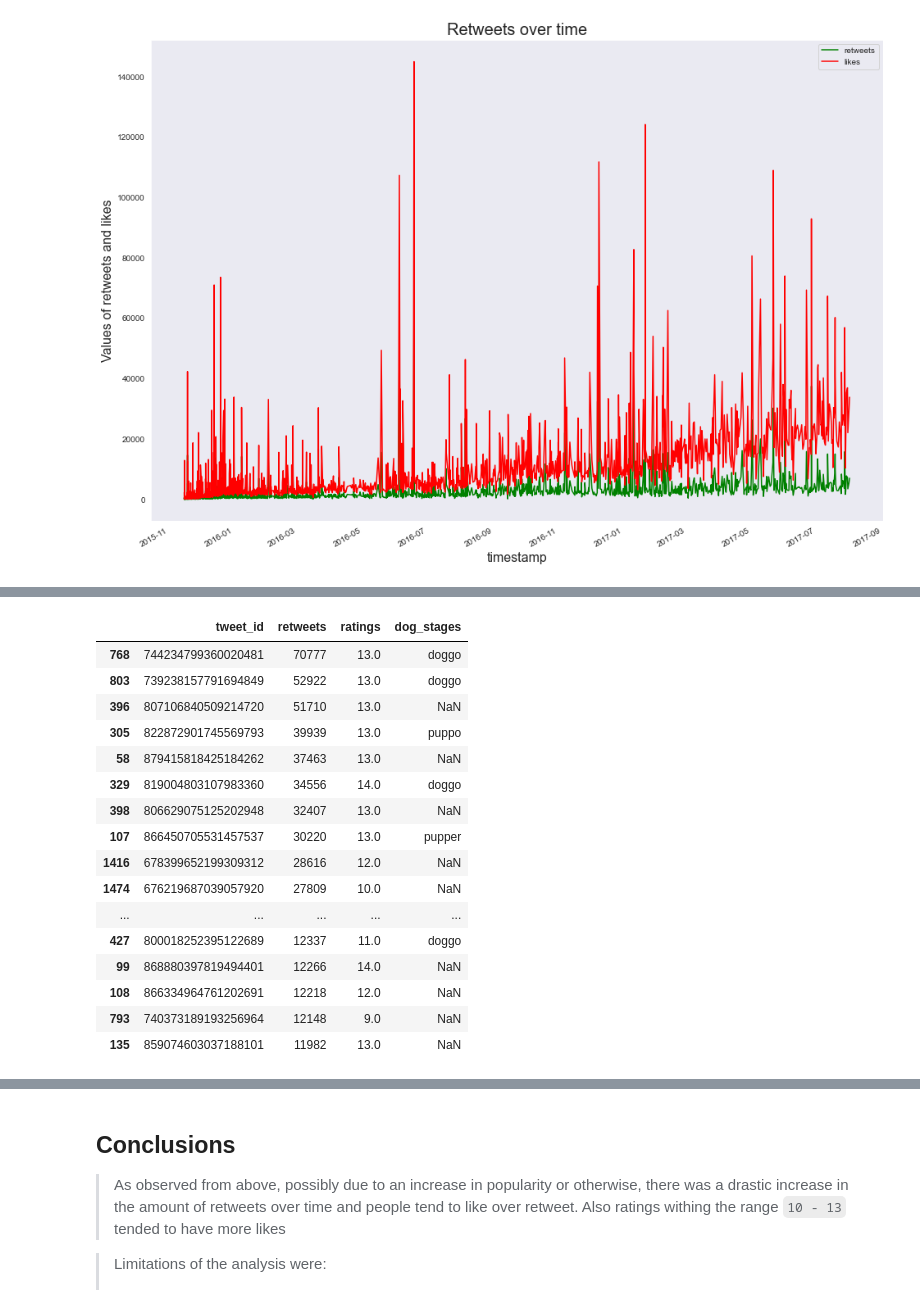
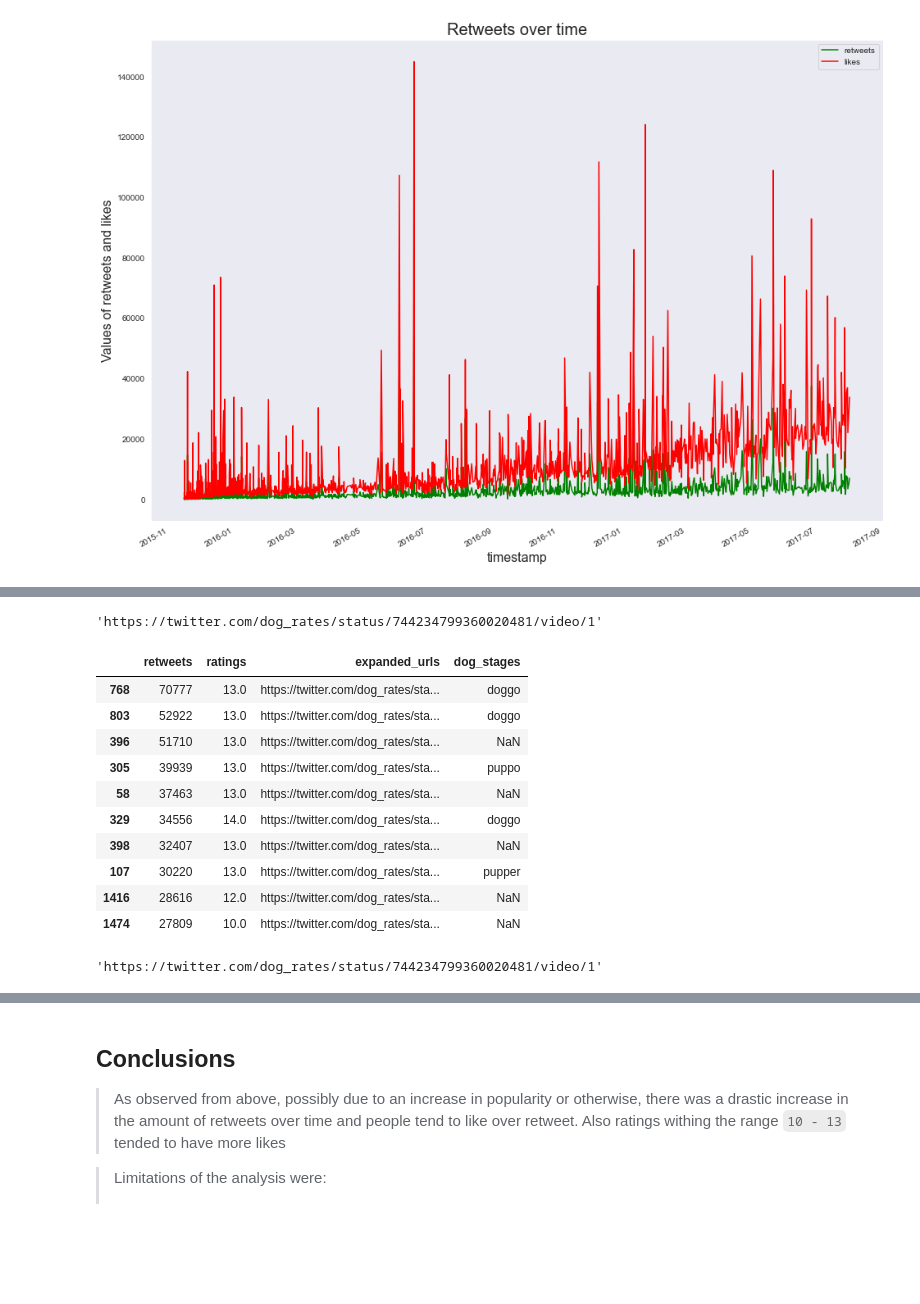
Before and after one commit to Uju-Chinedum/WeRateDogs-Twitter-Archive, a Jupyter notebook: WeRateDogs Twitter Archive.ipynb, the cells around one changed output, grey strips where cells are left out. Drawn from its saved outputs; the diff is of its cells as text; code cells hidden in the pictures; blank space fills up the shorter version.

```diff
--- a/WeRateDogs Twitter Archive.ipynb
+++ b/WeRateDogs Twitter Archive.ipynb
@@ -438,7 +439,7 @@ _**Fix missing values**: Since there is no way to get the values, and they are a
 ##### _Code_
 # %%
 tweets_clean.drop(["in_reply_to_status_id", "in_reply_to_user_id", "retweeted_status_id",
-                "retweeted_status_user_id", "retweeted_status_timestamp", "expanded_urls"],
+                "retweeted_status_user_id", "retweeted_status_timestamp"],
               axis = 1, inplace = True)
 # %% [markdown]
 ##### _Test_
@@ -605,7 +648,7 @@ _**Renaming every column in the `images` data frame**: Giving every column descr
 ##### _Code_
 # %%
 images_clean.rename({
-    "jpg_url": "image_url"
+    "jpg_url": "image_url",
     "img_num": "image_number",
     "p1": "prediction1",
     "p1_conf": "prediction1_confidence",
@@ -912,20 +972,24 @@ data.sort_values("likes", ascending = False)[["tweet_id","likes", "ratings", "do
+# %%
+highest_likes["expanded_urls"].values[0]
+# %% [output]
+'https://twitter.com/dog_rates/status/744234799360020481/video/1'
 # %%
-data.sort_values("retweets", ascending = False)[["tweet_id","retweets", "ratings", "dog_stages"]].head(50)
+highest_retweets = data.sort_values("retweets", ascending = False)[["retweets", "ratings", "expanded_urls",
+                                                 "dog_stages"]]
+highest_retweets.head(10)
 # %% [output]
-|  | tweet_id | retweets | ratings | dog_stages |
-| 768 | 744234799360020481 | 70777 | 13.0 | doggo |
-| 803 | 739238157791694849 | 52922 | 13.0 | doggo |
-| 396 | 807106840509214720 | 51710 | 13.0 | NaN |
-| 305 | 822872901745569793 | 39939 | 13.0 | puppo |
-| 58 | 879415818425184262 | 37463 | 13.0 | NaN |
-| 329 | 819004803107983360 | 34556 | 14.0 | doggo |
-| 398 | 806629075125202948 | 32407 | 13.0 | NaN |
-| 107 | 866450705531457537 | 30220 | 13.0 | pupper |
-| 1416 | 678399652199309312 | 28616 | 12.0 | NaN |
-| 1474 | 676219687039057920 | 27809 | 10.0 | NaN |
-| ... | ... | ... | ... | ... |
-| 427 | 800018252395122689 | 12337 | 11.0 | doggo |
-| 99 | 868880397819494401 | 12266 | 14.0 | NaN |
-| 108 | 866334964761202691 | 12218 | 12.0 | NaN |
-| 793 | 740373189193256964 | 12148 | 9.0 | NaN |
-| 135 | 859074603037188101 | 11982 | 13.0 | NaN |
+|  | retweets | ratings | expanded_urls | dog_stages |
+| 768 | 70777 | 13.0 | https://twitter.com/dog_rates/sta... | doggo |
+| 803 | 52922 | 13.0 | https://twitter.com/dog_rates/sta... | doggo |
+| 396 | 51710 | 13.0 | https://twitter.com/dog_rates/sta... | NaN |
+| 305 | 39939 | 13.0 | https://twitter.com/dog_rates/sta... | puppo |
+| 58 | 37463 | 13.0 | https://twitter.com/dog_rates/sta... | NaN |
+| 329 | 34556 | 14.0 | https://twitter.com/dog_rates/sta... | doggo |
+| 398 | 32407 | 13.0 | https://twitter.com/dog_rates/sta... | NaN |
+| 107 | 30220 | 13.0 | https://twitter.com/dog_rates/sta... | pupper |
+| 1416 | 28616 | 12.0 | https://twitter.com/dog_rates/sta... | NaN |
+| 1474 | 27809 | 10.0 | https://twitter.com/dog_rates/sta... | NaN |
+# %%
+highest_retweets["expanded_urls"].values[0]
+# %% [output]
+'https://twitter.com/dog_rates/status/744234799360020481/video/1'
```
Also changed, not shown: parts of 29 cells of this notebook, 5 other files.
